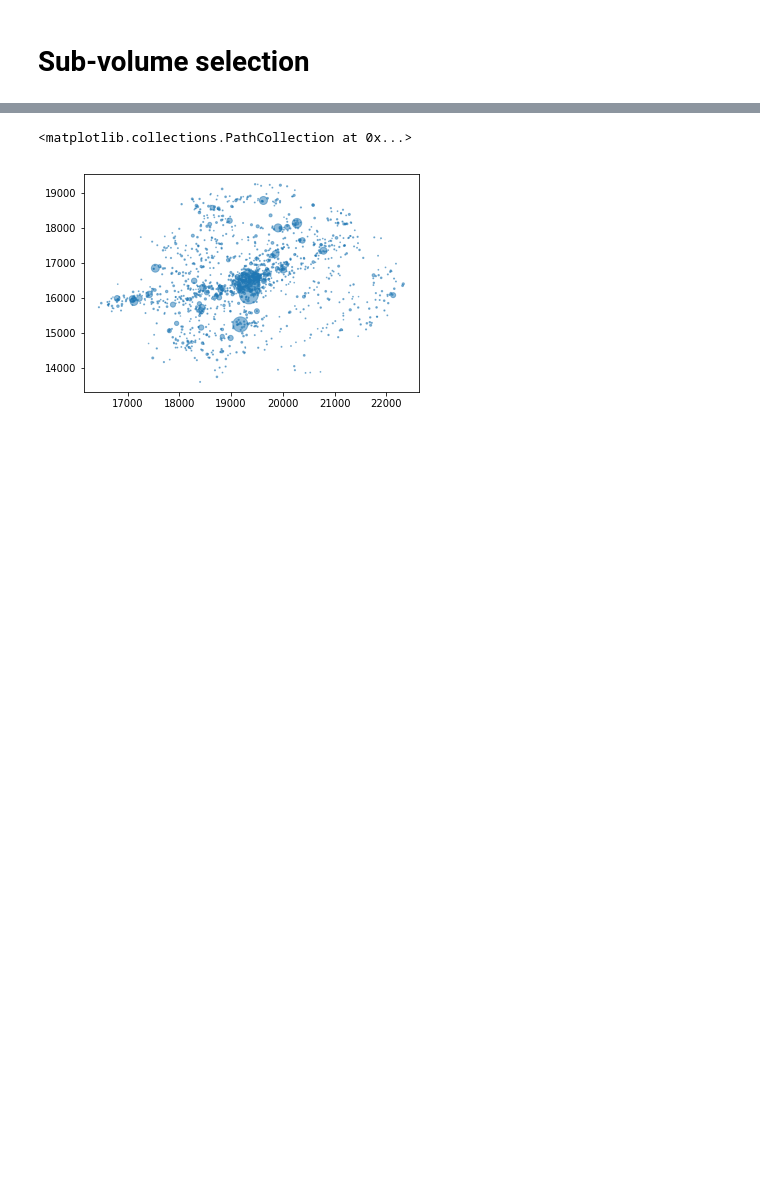
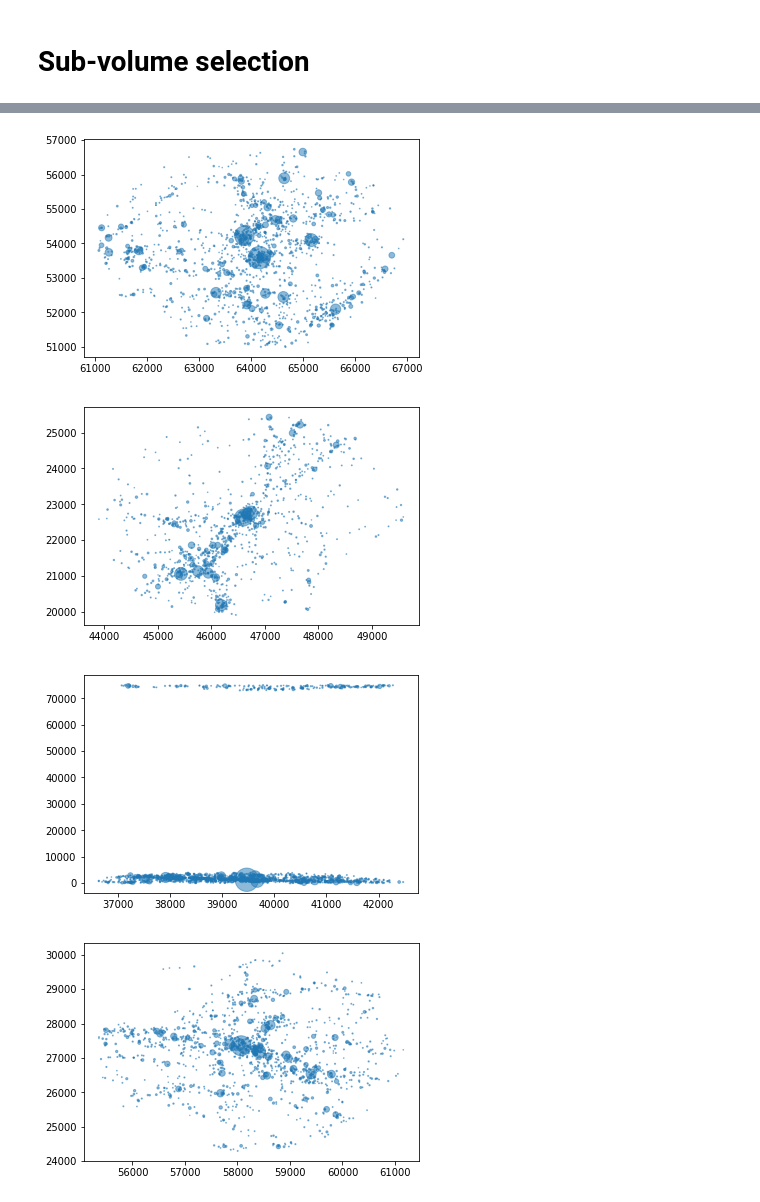
Before and after one commit to astroandes/IllustrisLG, a Jupyter notebook: code/BaryonCatalogCuts.ipynb, the cells around one changed output, grey strips where cells are left out. Saved outputs shown, nothing was run; the diff lists cells and outputs as text; code cells hidden in the pictures; blank space fills up the shorter version.

```diff
--- a/code/BaryonCatalogCuts.ipynb
+++ b/code/BaryonCatalogCuts.ipynb
@@ -21,6 +21,7 @@ from sklearn.neighbors import NearestNeighbors
 Populating the interactive namespace from numpy and matplotlib
 # %%
 basePath = "/hpcfs/home/ciencias/fisica/docentes/je.forero/Illustris-1/"
+hubble = 0.704
 # %%
 #halos = gc.loadHalos(basePath,135)
 #subhalos = gc.loadSubhalos(basePath,135)
@@ -141,14 +142,14 @@ for i in range(n_S3):
 
     if((i==l) & (not (j in halo_A_id)) & (not (j in halo_B_id))): # first check to find mutual neighbors
 
-        if((S3_stellar_mass[i]<10.0) & (S3_stellar_mass[j]<10.0)): #second check on the masses of the two galaxies
-            if((dist_S3[i,1]<(1500.0)) & (dist_S3[i,1]>500.0)): #third check on the distance between the two halos
+        if((S3_stellar_mass[i]/hubble<15.0) & (S3_stellar_mass[j]/hubble<15.0)): #second check on the masses of the two galaxies
+            if((dist_S3[i,1]/hubble<(1500.0)) & (dist_S3[i,1]/hubble>500.0)): #third check on the distance between the two galaxies
                 stellar_mass_i = S3_pad_stellar_mass[i]
                 stellar_mass_j = S3_pad_stellar_mass[j]
                 star_mass_limit = min([stellar_mass_i, stellar_mass_j])
-                massive_close_to_i = any((dist_S3[i,2:]<(3500.0)) & (S3_pad_stellar_mass[other_j]>=star_mass_limit))
-                massive_close_to_j = any((dist_S3[j,2:]<(3500.0)) & (S3_pad_stellar_mass[other_l]>=star_mass_limit))
-                if((not massive_close_to_i) & (not massive_close_to_j)): #third check on isolation from massive halos
+                massive_close_to_i = any((dist_S3[i,2:]/hubble<(3500.0)) & (S3_pad_stellar_mass[other_j]/hubble>=star_mass_limit))
+                massive_close_to_j = any((dist_S3[j,2:]/hubble<(3500.0)) & (S3_pad_stellar_mass[other_l]/hubble>=star_mass_limit))
+                if((not massive_close_to_i) & (not massive_close_to_j)): #third check on isolation from massive galaxies
                     n_pairs = n_pairs+ 1
                     halo_A_id = append(halo_A_id, int(i))
                     halo_B_id = append(halo_B_id, int(j))
@@ -214,13 +216,18 @@ def dump_subvolume(sh, id_list, offset, boxsize, file_id=1, base_filename="test"
     tmp_mags = subhalos['SubhaloStellarPhotometrics']
     tmp_vel = subhalos['SubhaloVel']
     tmp_vmax = subhalos['SubhaloVmax']
-    out.write("#subID\t x\t y\t z\t vx\t yv\t yz\t vmax\t B_MAG V_MAG\n")
-    out.write("#subID\t kpc\t kpc\t kpc\t km/s\t km/s\t km/s\t km/s\t mags\n")
+    tmp_group_number = subhalos['SubhaloGrNr']
+    tmp_subhalo_masses = subhalos['SubhaloMassType']
+    tmp_subhalo_stellar_mass = tmp_subhalo_masses[:,4]
+    out.write("#subID\t subGroupNr x\t y\t z\t vx\t yv\t yz\t vmax\t B_MAG V_MAG M_star\n")
+    out.write("#subID\t groupID\t kpc/h\t kpc/h\t kpc/h\t km/s\t km/s\t km/s\t km/s\t mags mags 10^10Msun/h\n")
     for i in range(n_points):
         ii = id_list[i]
-        out.write("%d %f %f %f %f %f %f %f %e %e\n"%(ii, tmp_pos[ii,0], tmp_pos[ii,1], tmp_pos[ii,2],
-                                       tmp_vel[ii,0], tmp_vel[ii,1], tmp_vel[ii,2],
-                                       tmp_vmax[ii], subhalo_mags[ii,1], subhalo_mags[ii,2]))
+        out.write("%d %d %f %f %f %f %f %f %f %e %e %f\n"%(ii, tmp_group_number[ii],
+                                                    tmp_pos[ii,0], tmp_pos[ii,1], tmp_pos[ii,2],
+                                                       tmp_vel[ii,0], tmp_vel[ii,1], tmp_vel[ii,2],
+                                                       tmp_vmax[ii], subhalo_mags[ii,1], subhalo_mags[ii,2],
+                                                       tmp_subhalo_stellar_mass[ii]))
 # %%
 n_subs = size(subhalo_vmax)
 print(n_subs)
@@ -259,7 +266,10 @@ for i in range(n_pairs):
 # %%
-for i in arange(50):
+for i in arange(n_pairs):
     data = loadtxt("../data/mstar_selected/Illustris_group_%d.dat"%(i))
-    vmax = data[:,7]
-    vmax.sort()
-    print(i, vmax[-3:])
+    vmax = data[:,8]
+    sorted_v_id = argsort(vmax)
+    host_id = data[:,1]
+    hosts_pair = host_id[sorted_v_id[-3:]]
+    if hosts_pair[-1]==hosts_pair[-2]:
+        print(i, vmax[sorted_v_id[-3:]], hosts_pair)
 # %% [output]
@@ -283,6 +287,11 @@ for i in arange(50):
 # %%
-data = loadtxt("../data/mstar_selected/Illustris_group_8.dat")
-scatter(data[:,2], data[:,1], s=data[:,7]**2/100, alpha=0.5)
+for i in range(20,30):
+    clf()
+    data = loadtxt("../data/mstar_selected/Illustris_group_{}.dat".format(i))
+    scatter(data[:,2], data[:,4], s=data[:,8]**2/100, alpha=0.5)
+    show()
 # %% [output]
-<matplotlib.collections.PathCollection at 0x...>
-[figure, old version]
+[figure, new version]
+[figure, added]
+[figure, added]
+[figure, added]
```
Also changed, not shown: parts of 14 cells of this notebook.
